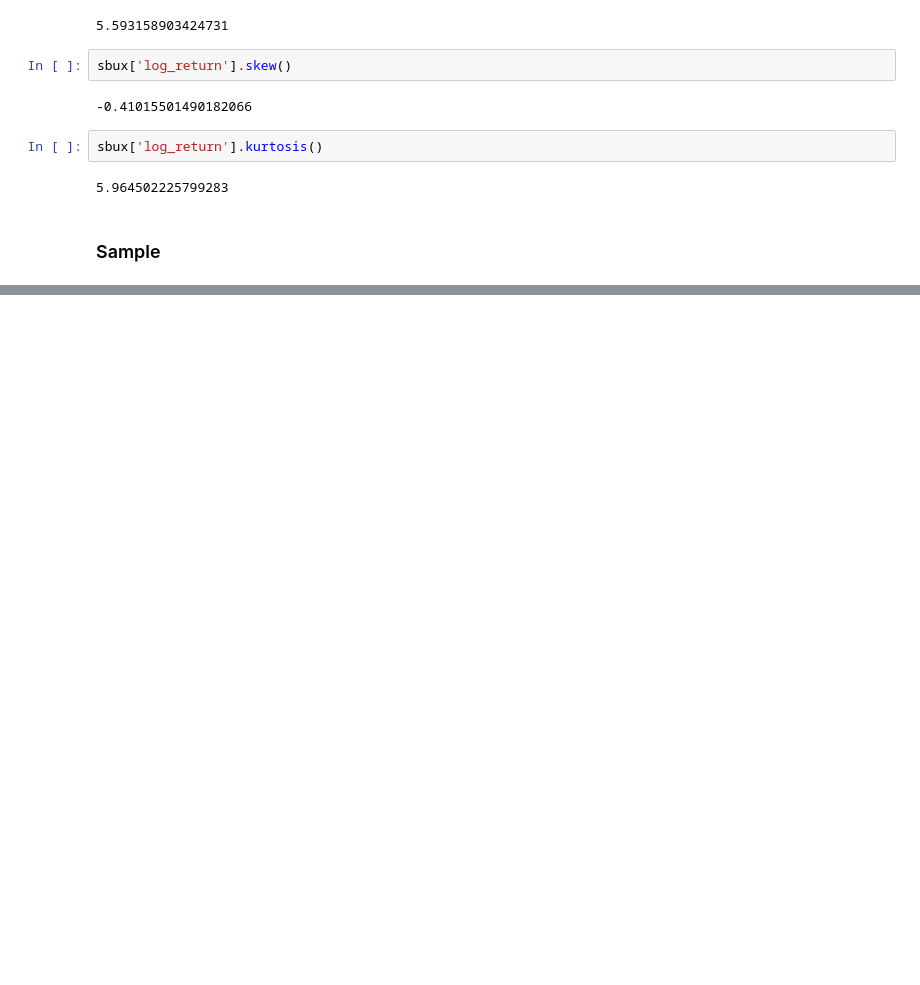
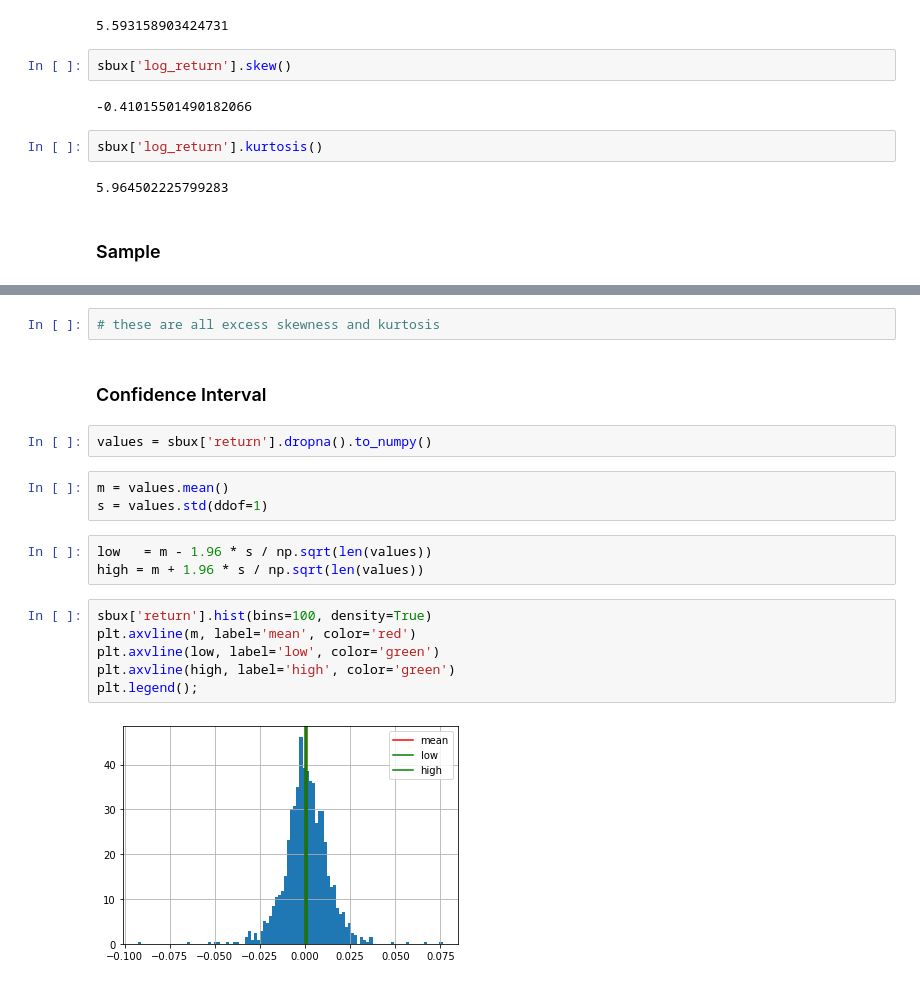
Before and after one commit to tohidabedini/deep-learning-courses, a Jupyter notebook: 04-Udemy - Financial/02-Financial basics/2.11-Financial Data Statistics.ipynb, the cells around one changed output, grey strips where cells are left out. Cells and saved outputs as stored; diff of their text form; blank space fills up the shorter version.

```diff
--- a/04-Udemy - Financial/02-Financial basics/2.11-Financial Data Statistics.ipynb
+++ b/04-Udemy - Financial/02-Financial basics/2.11-Financial Data Statistics.ipynb
@@ -190,0 +191,20 @@ sample.skew(), sample.kurtosis()
+# %%
+# these are all excess skewness and kurtosis
+# %% [markdown]
+### Confidence Interval
+# %%
+values = sbux['return'].dropna().to_numpy()
+# %%
+m = values.mean()
+s = values.std(ddof=1)
+# %%
+low   = m - 1.96 * s / np.sqrt(len(values))
+high = m + 1.96 * s / np.sqrt(len(values))
+# %%
+sbux['return'].hist(bins=100, density=True)
+plt.axvline(m, label='mean', color='red')
+plt.axvline(low, label='low', color='green')
+plt.axvline(high, label='high', color='green')
+plt.legend();
+# %% [output]
+[figure, added]
```
Also changed, not shown: parts of 2 cells of this notebook.
